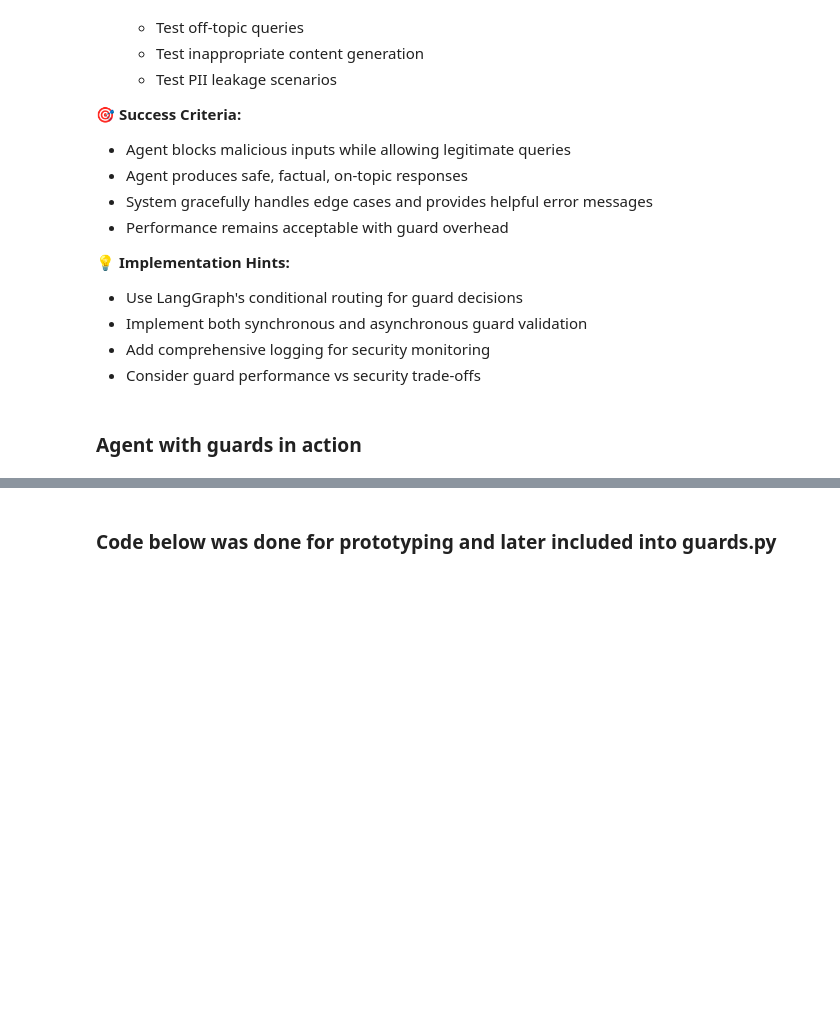
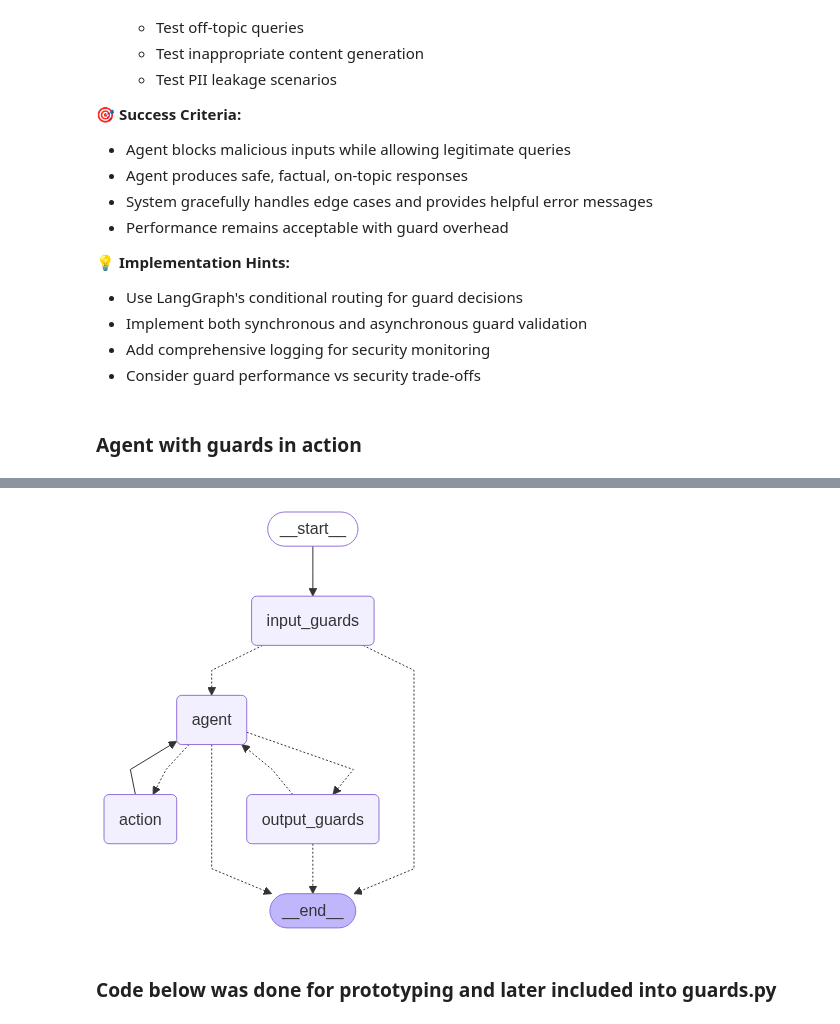
Before and after one commit to jsmejia78/AIE7, a Jupyter notebook: 16_Production_RAG_and_Guardrails/Prototyping_LangChain_Application_with_Production_Minded_Changes_Assignment.ipynb, the cells around one changed output, grey strips where cells are left out. Saved outputs shown, nothing was run; the diff lists cells and outputs as text; code cells hidden in the pictures; blank space fills up the shorter version.

```diff
--- a/16_Production_RAG_and_Guardrails/Prototyping_LangChain_Application_with_Production_Minded_Changes_Assignment.ipynb
+++ b/16_Production_RAG_and_Guardrails/Prototyping_LangChain_Application_with_Production_Minded_Changes_Assignment.ipynb
@@ -1022,0 +1075,5 @@ topic_guard_filter = Guard().use(
+# %%
+png_bytes = agent_with_guardrails.get_graph().draw_mermaid_png()
+display(Image(png_bytes))
+# %% [output]
+[figure, added]
```
Also changed, not shown: parts of 4 cells of this notebook, 2 other files.
